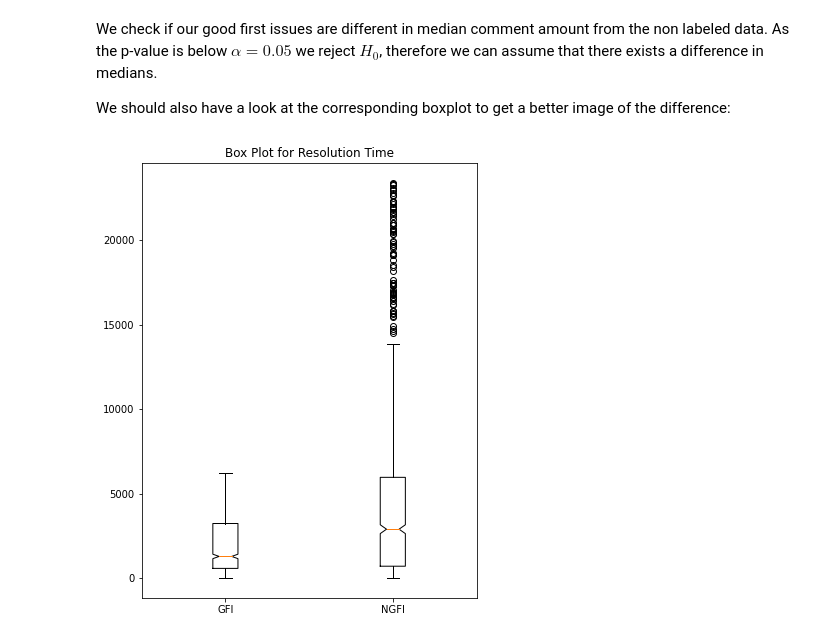
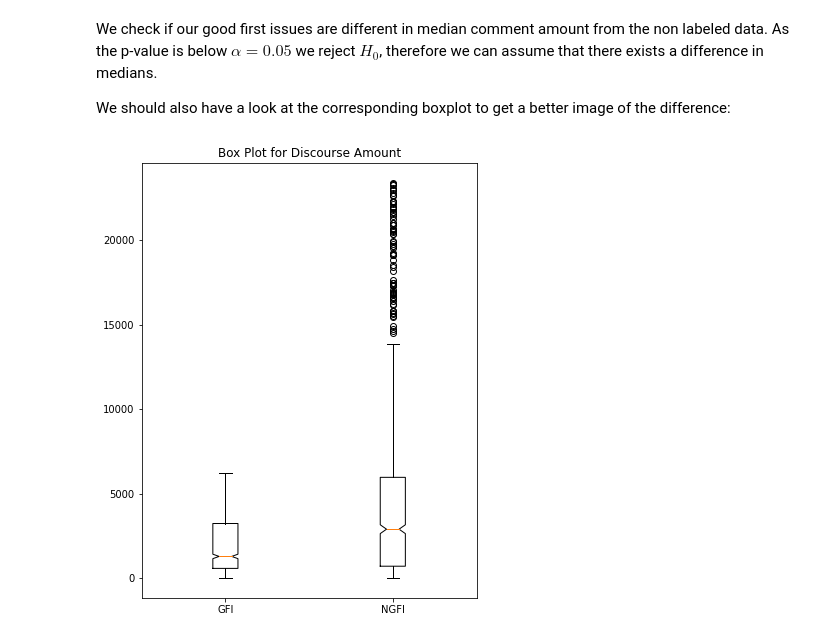
Before and after one commit to hv10/GoodFirstIssuePrediction, a Jupyter notebook: experiments/notebooks/discourse_amount_stat.ipynb, the cells around one changed output. Saved outputs shown, nothing was run; the diff lists cells and outputs as text; code cells hidden in the pictures.

```diff
--- a/experiments/notebooks/discourse_amount_stat.ipynb
+++ b/experiments/notebooks/discourse_amount_stat.ipynb
@@ -100,9 +100,9 @@ therefore we can assume that there exists a difference in medians.
 We should also have a look at the corresponding boxplot to get a better image of the difference:
 # %%
 plt.figure(figsize=(6,8))
-plt.title("Box Plot for Resolution Time")
+plt.title("Box Plot for Discourse Amount")
 plt.boxplot([df_gfi["n_comments"], df_ngfi["n_comments"]], notch=True, labels=["GFI", "NGFI"])
 plt.savefig(plot_dir / "fig_box_comm.png")
 plt.show()
 # %% [output]
-[figure, old version]
+[figure, new version]
```
Also changed, not shown: parts of 1 cell of this notebook, 1 other file.
